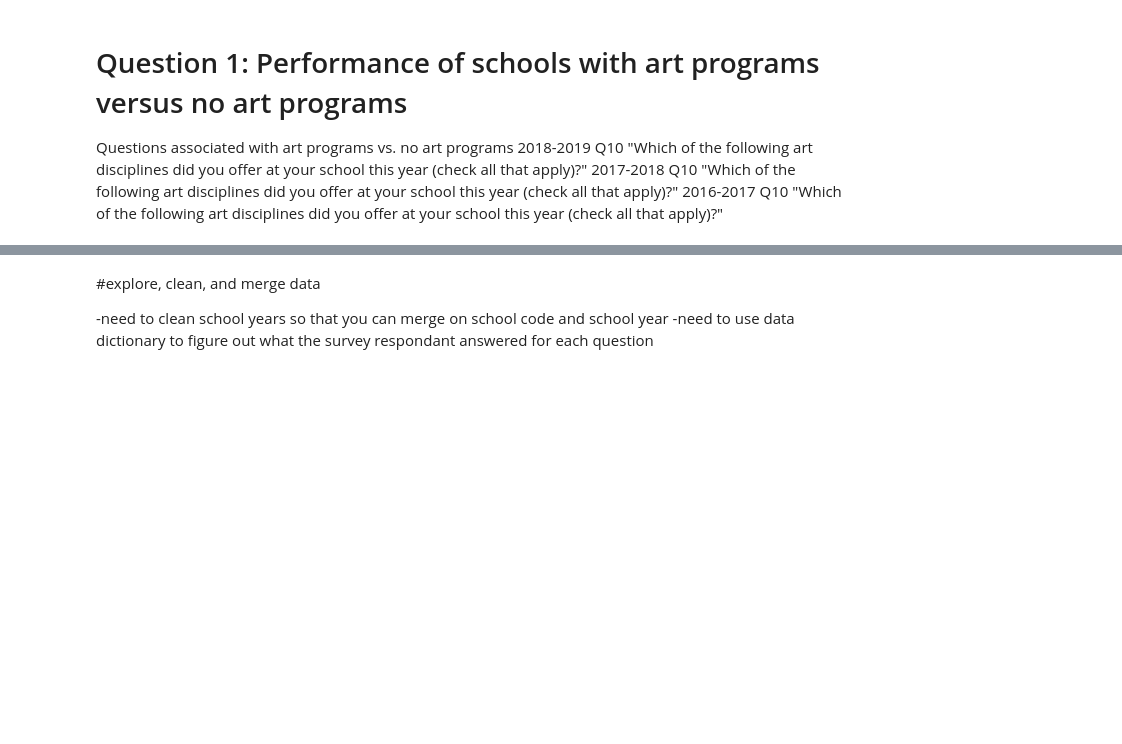
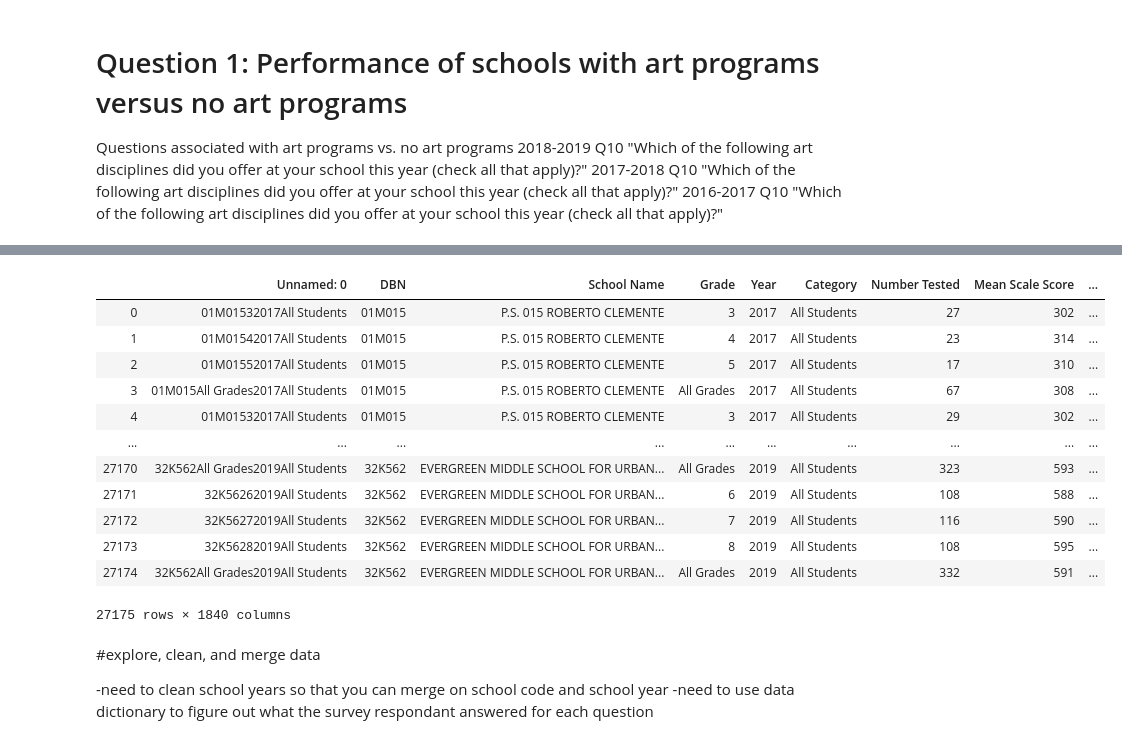
Before and after one commit to tomtav/arts-edu-impact, a Jupyter notebook: dev/aforshee/Question1.ipynb, the cells around one changed output, grey strips where cells are left out. Drawn from its saved outputs; the diff is of its cells as text; code cells hidden in the pictures; blank space fills up the shorter version.

```diff
--- a/dev/aforshee/Question1.ipynb
+++ b/dev/aforshee/Question1.ipynb
@@ -33,3 +36,49 @@ survey_2018_2019_df.head(1)
+# %%
+#Merge data by DBN and SchoolYear
+
+
+#Add SchoolYear to each survey file
+survey_2016_2017_df["Year"] = '2017'
+survey_2017_2018_df["Year"] = '2018'
+survey_2018_2019_df["Year"] = '2019'
+
+#Add subject to state test score files
+ELA_2013_2019_df["Subject"] = 'ELA'
+Math_2013_2019_df["Subject"] = 'Math'
+
+#Change Q0_DBN column to just DBN in survey data
+survey_2016_2017_dbn = survey_2016_2017_df.rename(columns = {'Q0_DBN':'DBN'})
+survey_2016_2017_dbn
+survey_2017_2018_dbn = survey_2017_2018_df.rename(columns = {'Q0_DBN':'DBN'})
+survey_2017_2018_dbn
+survey_2018_2019_dbn = survey_2018_2019_df.rename(columns = {'Q0_DBN':'DBN'})
+survey_2018_2019_dbn
+
+#Append survey results
+survey_2016_2018 = survey_2016_2017_dbn.append(survey_2017_2018_dbn)
+survey_2016_2019 = survey_2016_2018.append(survey_2018_2019_dbn)
+survey_2016_2019
+#append state test files
+TestResults_2013_2019 = ELA_2013_2019_df.append(Math_2013_2019_df)
+TestResults_2013_2019
+
+#Merge survey and state test results files
+combined_df = pd.merge(TestResults_2013_2019, survey_2016_2019, how='inner', on=['Year', 'DBN'])
+combined_df
+# %% [output]
+|  | Unnamed: 0 | DBN | School Name | Grade | Year | Category | Number Tested | Mean Scale Score | ... |
+| 0 | 01M01532017All Students | 01M015 | P.S. 015 ROBERTO CLEMENTE | 3 | 2017 | All Students | 27 | 302 | ... |
+| 1 | 01M01542017All Students | 01M015 | P.S. 015 ROBERTO CLEMENTE | 4 | 2017 | All Students | 23 | 314 | ... |
+| 2 | 01M01552017All Students | 01M015 | P.S. 015 ROBERTO CLEMENTE | 5 | 2017 | All Students | 17 | 310 | ... |
+| 3 | 01M015All Grades2017All Students | 01M015 | P.S. 015 ROBERTO CLEMENTE | All Grades | 2017 | All Students | 67 | 308 | ... |
+| 4 | 01M01532017All Students | 01M015 | P.S. 015 ROBERTO CLEMENTE | 3 | 2017 | All Students | 29 | 302 | ... |
+| ... | ... | ... | ... | ... | ... | ... | ... | ... | ... |
+| 27170 | 32K562All Grades2019All Students | 32K562 | EVERGREEN MIDDLE SCHOOL FOR URBAN... | All Grades | 2019 | All Students | 323 | 593 | ... |
+| 27171 | 32K56262019All Students | 32K562 | EVERGREEN MIDDLE SCHOOL FOR URBAN... | 6 | 2019 | All Students | 108 | 588 | ... |
+| 27172 | 32K56272019All Students | 32K562 | EVERGREEN MIDDLE SCHOOL FOR URBAN... | 7 | 2019 | All Students | 116 | 590 | ... |
+| 27173 | 32K56282019All Students | 32K562 | EVERGREEN MIDDLE SCHOOL FOR URBAN... | 8 | 2019 | All Students | 108 | 595 | ... |
+| 27174 | 32K562All Grades2019All Students | 32K562 | EVERGREEN MIDDLE SCHOOL FOR URBAN... | All Grades | 2019 | All Students | 332 | 591 | ... |
+27175 rows × 1840 columns
 # %% [markdown]
 #explore, clean, and merge data
 
```
Also changed, not shown: parts of 1 cell of this notebook, 2 other files.
